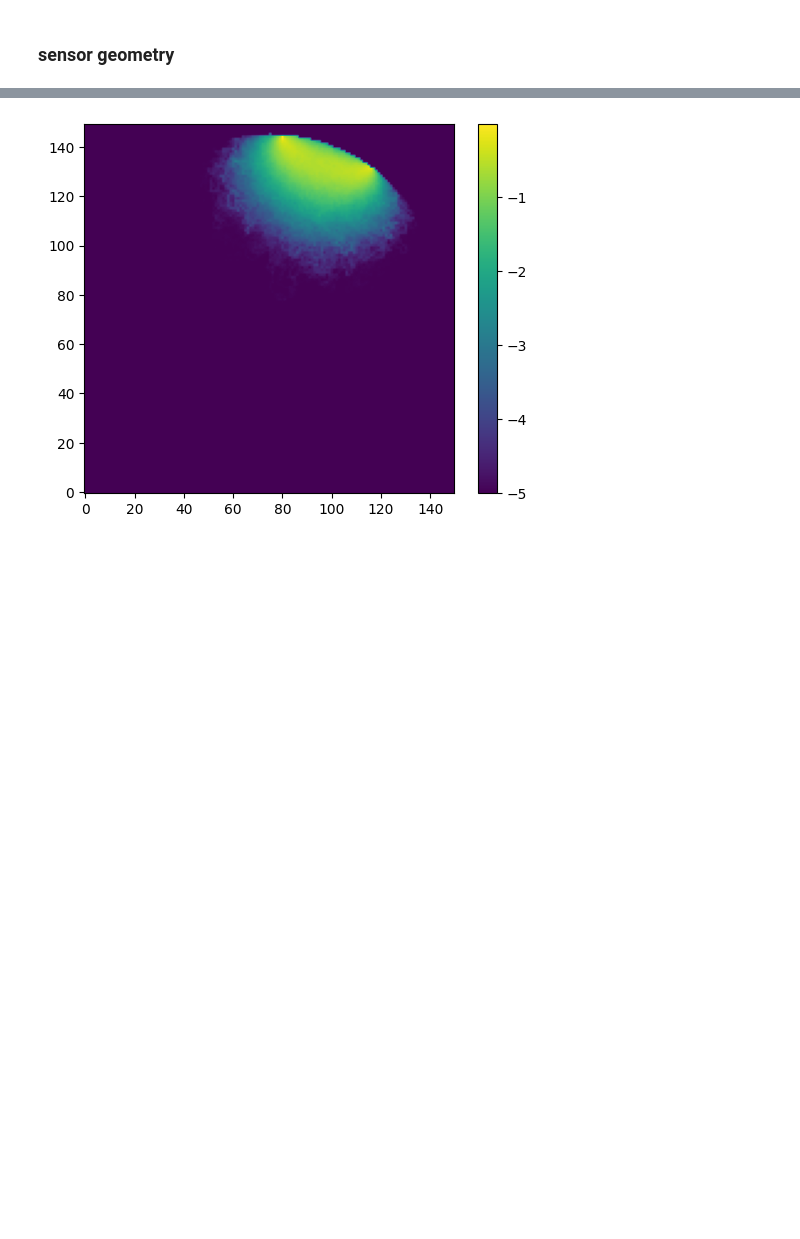
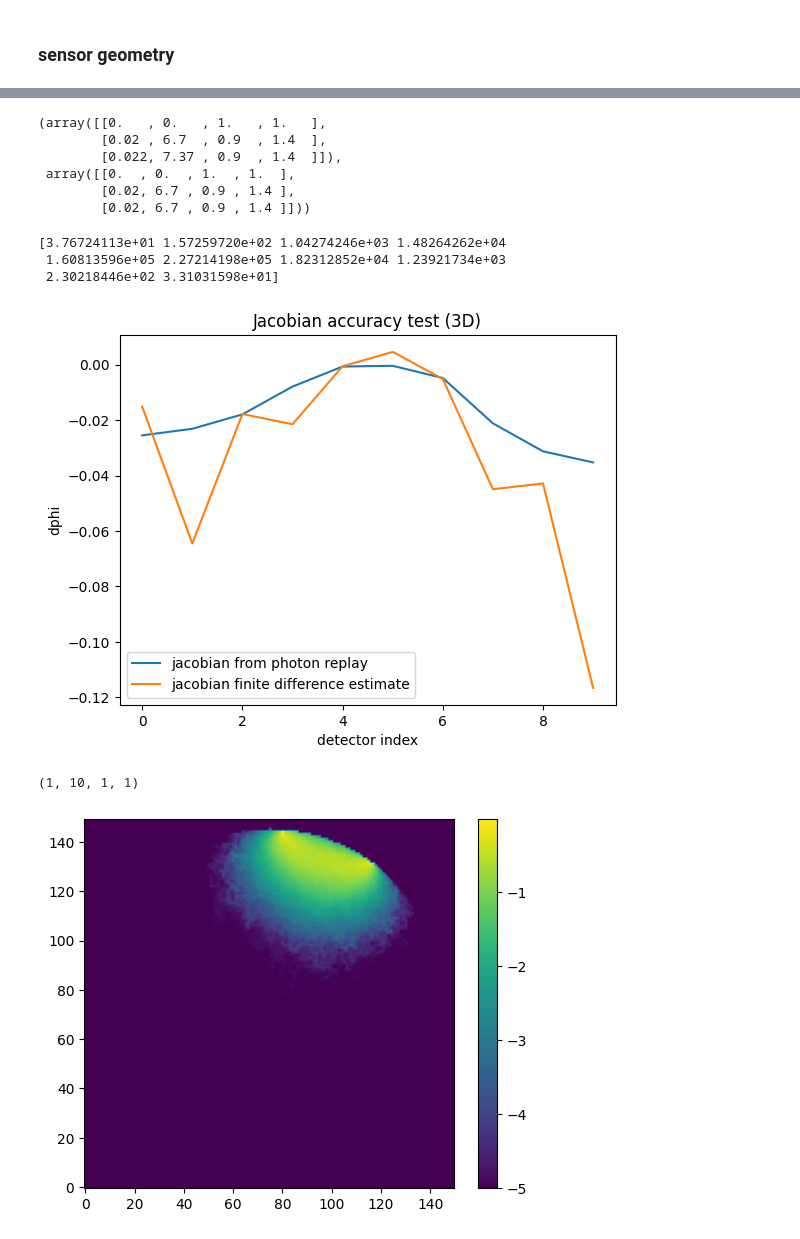
Before and after one commit to neural-imagery/tomography-experiments, a Jupyter notebook: 3d/main.ipynb, the cells around one changed output, grey strips where cells are left out. Cells and saved outputs as stored; diff of their text form; code cells hidden in the pictures; blank space fills up the shorter version.

```diff
--- a/3d/main.ipynb
+++ b/3d/main.ipynb
@@ -227,0 +189,32 @@ IndexError: only integers, slices (`:`), ellipsis (`...`), numpy.newaxis (`None`
+# %%
+
+J = res_jac['flux'] # Jacobian of shape (nz, ny, nx, nt, ndetectors)
+
+# compare pertubation from Jacobian to the true pertubation
+dmua = region_to_mua(region, optical_properties) - region_to_mua(region, optical_properties_bg)
+dmua_reshaped = dmua[..., np.newaxis, np.newaxis]
+
+dphi = -np.tensordot(J, dmua_reshaped, axes=([0,1,2], [0,1,2])) # beware negative sign
+dphi = dphi.squeeze()
+# dintensity = dintensity.squeeze() # aka dphi
+#
+
+
+# Step 3 - Predict time-domain measurement change using pMC and partial-path
+
+# dphi = np.zeros(J.shape[3])
+# dphi2 = np.zeros(J.shape[3])
+
+# for i in range(J.shape[3]):
+#     dmeas = J[:, :, :, i] * dmua # pointwise multiply by absor
+#     dphi[i] = -np.sum(dmeas)
+#     dphi2[i] = np.sum(dw[idx == i]) / np.sum(w_bg)
+# %%
+optical_properties, optical_properties_bg
+# %% [output]
+(array([[0.   , 0.   , 1.   , 1.   ],
+        [0.02 , 6.7  , 0.9  , 1.4  ],
+        [0.022, 7.37 , 0.9  , 1.4  ]]),
+ array([[0.  , 0.  , 1.  , 1.  ],
+        [0.02, 6.7 , 0.9 , 1.4 ],
+        [0.02, 6.7 , 0.9 , 1.4 ]]))
@@ -228,3 +227,33 @@ IndexError: only integers, slices (`:`), ellipsis (`...`), numpy.newaxis (`None`
+# %%
+# get finite difference approximation
+w_bg = detweight(res_bg['detp'], optical_properties_bg)
+w_true = detweight(res_bg['detp'], optical_properties)
+ndetectors = cfg_bg['detpos'].shape[0]
+
+intensity_bg = np.bincount(res_bg['detp']['data'][0].astype('int64'), weights=w_bg, minlength=(ndetectors+1))[1:] # there is no detector 0
+intensity_true = np.bincount(res_bg['detp']['data'][0].astype('int64'), weights=w_true, minlength=(ndetectors+1))[1:] # there is no detector 0
+
+dphi_fd = (intensity_true - intensity_bg) / intensity_true
+# %%
+print(intensity_bg)
+# %% [output]
+[3.76724113e+01 1.57259720e+02 1.04274246e+03 1.48264262e+04
+ 1.60813596e+05 2.27214198e+05 1.82312852e+04 1.23921734e+03
+ 2.30218446e+02 3.31031598e+01]
+# %%
+plt.plot(dphi, label="jacobian from photon replay")
+plt.plot(dphi_fd, label="jacobian finite difference estimate")
+plt.legend()
+plt.xlabel("detector index")
+plt.ylabel("dphi")
+plt.title("Jacobian accuracy test (3D)")
+plt.show()
+# %% [output]
+[figure, added]
+# %%
+dintensity.shape
+# %% [output]
+(1, 10, 1, 1)
 # %%
 plt.imshow((np.log10(res_jac['flux'][nz//2, :, :, 0,1]+1e-5)))
 plt.gca().invert_yaxis()
```
Also changed, not shown: parts of 13 cells of this notebook, 4 other files.
